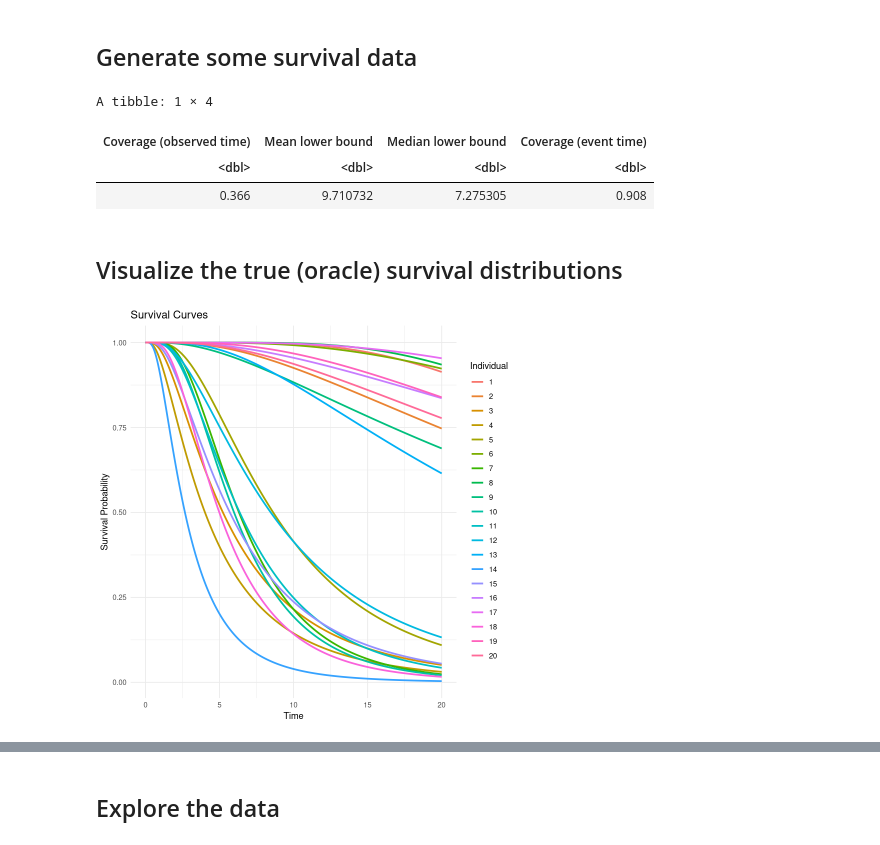
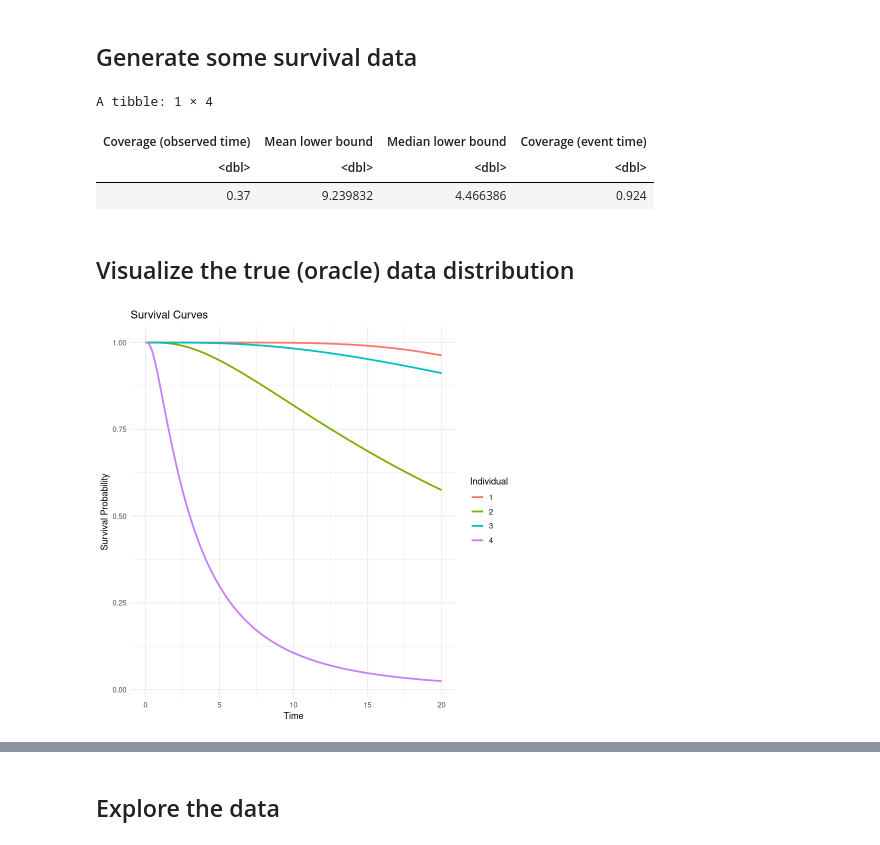
Before and after one commit to msesia/conformal_survival, a Jupyter notebook: code/survival-cqr-new.ipynb, the cells around one changed output, grey strips where cells are left out. Drawn from its saved outputs; the diff is of its cells as text; code cells hidden in the pictures.

```diff
--- a/code/survival-cqr-new.ipynb
+++ b/code/survival-cqr-new.ipynb
@@ -33,7 +33,7 @@ if(TRUE) {
 }
 
 # Sample sizes
-num_samples_train <- 1000
+num_samples_train <- 200
 num_samples_cal <- 200
 num_samples_test <- 500
 
@@ -72,12 +72,14 @@ evaluate_bounds(data.test$time,
 A tibble: 1 × 4
 | Coverage (observed time) | Mean lower bound | Median lower bound | Coverage (event time) |
 | <dbl> | <dbl> | <dbl> | <dbl> |
-| 0.366 | 9.710732 | 7.275305 | 0.908 |
+| 0.37 | 9.239832 | 4.466386 | 0.924 |
 # %% [markdown]
-## Visualize the true (oracle) survival distributions
+## Visualize the true (oracle) data distribution
 # %%
+# Plot the survival curves
+
 source("utils_plotting_new.R")
-predictions = generator$predict_survival(data.test[1:20,], seq(0,20, length.out=1000))
-plot_survival_curves(predictions)
+predictions.surv = generator$predict_survival(data.test[1:4,], seq(0,20, length.out=1000))
+plot_survival_curves(predictions.surv)
 # %% [output]
-[figure, old version]
+[figure, new version]
```
Also changed, not shown: parts of 26 cells of this notebook, 5 other files.
